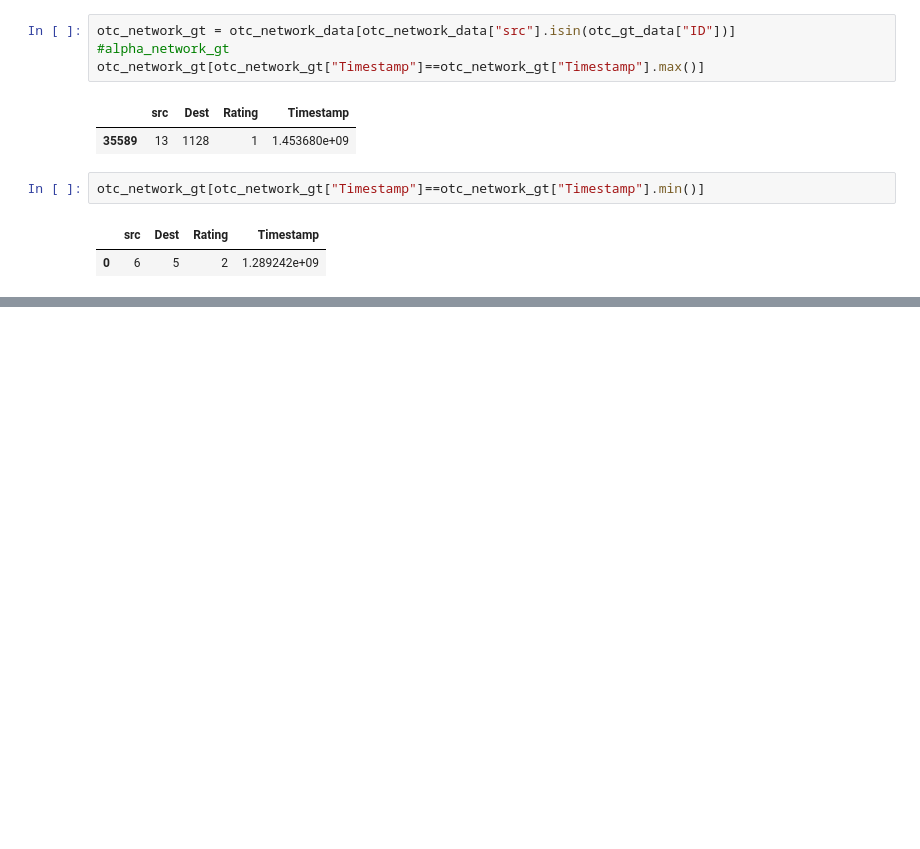
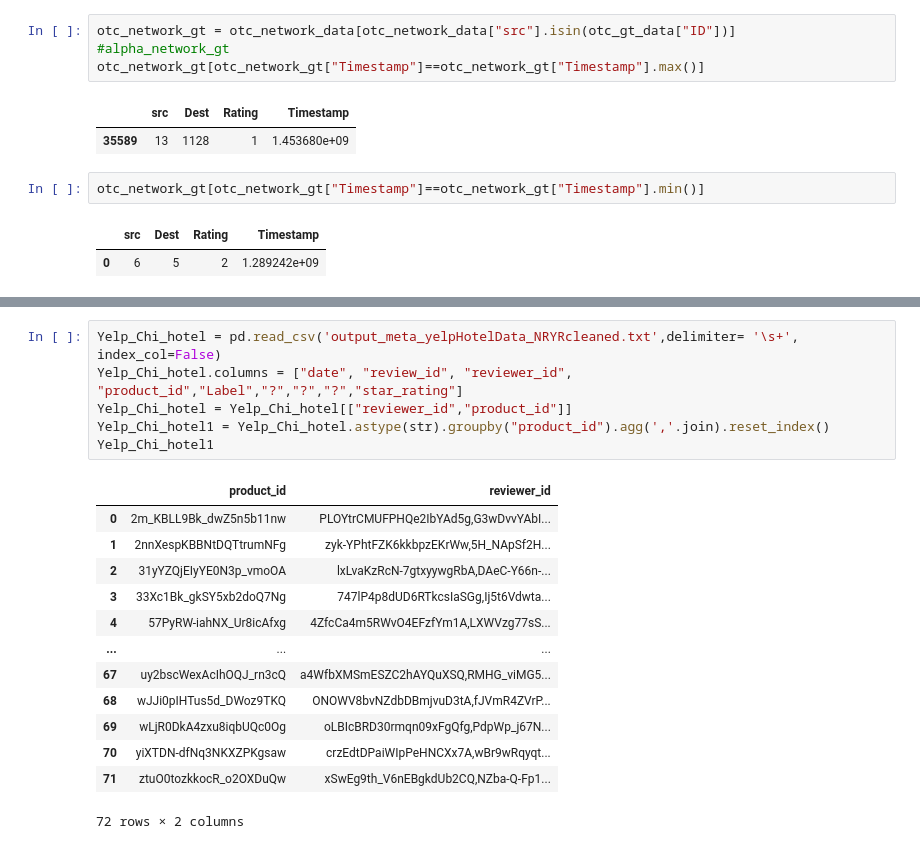
Before and after one commit to hellokayas/Sockfarm-Project, a Jupyter notebook: src/Rev2Data&Yelp.ipynb, the cells around one changed output, grey strips where cells are left out. Drawn from its saved outputs; the diff is of its cells as text; blank space fills up the shorter version.

```diff
--- a/src/Rev2andYelp.ipynb
+++ b/src/Rev2Data&Yelp.ipynb
@@ -150,0 +172,20 @@ otc_network_gt[otc_network_gt["Timestamp"]==otc_network_gt["Timestamp"].min()]
+# %%
+Yelp_Chi_hotel = pd.read_csv('output_meta_yelpHotelData_NRYRcleaned.txt',delimiter= '\s+', index_col=False)
+Yelp_Chi_hotel.columns = ["date", "review_id", "reviewer_id", "product_id","Label","?","?","?","star_rating"]
+Yelp_Chi_hotel = Yelp_Chi_hotel[["reviewer_id","product_id"]]
+Yelp_Chi_hotel1 = Yelp_Chi_hotel.astype(str).groupby("product_id").agg(','.join).reset_index()
+Yelp_Chi_hotel1
+# %% [output]
+|  | product_id | reviewer_id |
+| 0 | 2m_KBLL9Bk_dwZ5n5b11nw | PLOYtrCMUFPHQe2IbYAd5g,G3wDvvYAbI... |
+| 1 | 2nnXespKBBNtDQTtrumNFg | zyk-YPhtFZK6kkbpzEKrWw,5H_NApSf2H... |
+| 2 | 31yYZQjEIyYE0N3p_vmoOA | lxLvaKzRcN-7gtxyywgRbA,DAeC-Y66n-... |
+| 3 | 33Xc1Bk_gkSY5xb2doQ7Ng | 747lP4p8dUD6RTkcsIaSGg,Ij5t6Vdwta... |
+| 4 | 57PyRW-iahNX_Ur8icAfxg | 4ZfcCa4m5RWvO4EFzfYm1A,LXWVzg77sS... |
+| ... | ... | ... |
+| 67 | uy2bscWexAcIhOQJ_rn3cQ | a4WfbXMSmESZC2hAYQuXSQ,RMHG_viMG5... |
+| 68 | wJJi0pIHTus5d_DWoz9TKQ | ONOWV8bvNZdbDBmjvuD3tA,fJVmR4ZVrP... |
+| 69 | wLjR0DkA4zxu8iqbUQc0Og | oLBIcBRD30rmqn09xFgQfg,PdpWp_j67N... |
+| 70 | yiXTDN-dfNq3NKXZPKgsaw | crzEdtDPaiWIpPeHNCXx7A,wBr9wRqyqt... |
+| 71 | ztuO0tozkkocR_o2OXDuQw | xSwEg9th_V6nEBgkdUb2CQ,NZba-Q-Fp1... |
+72 rows × 2 columns
```
Also changed, not shown: parts of 2 cells of this notebook.
